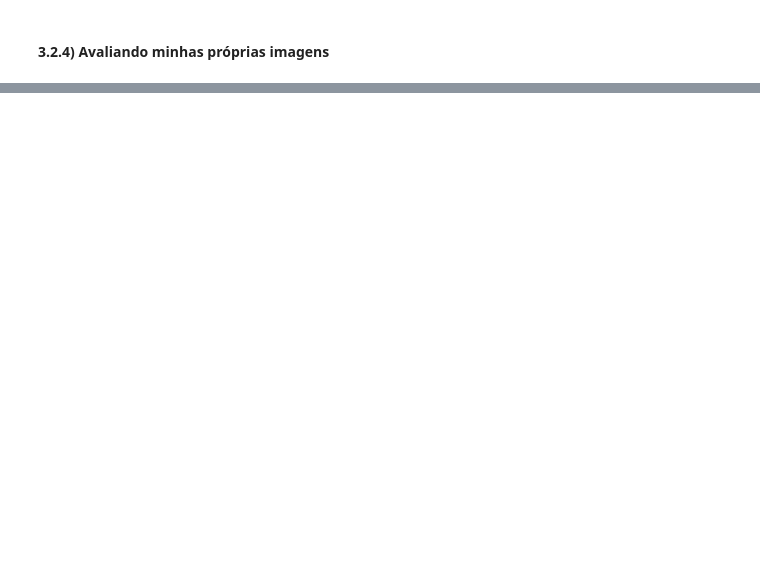
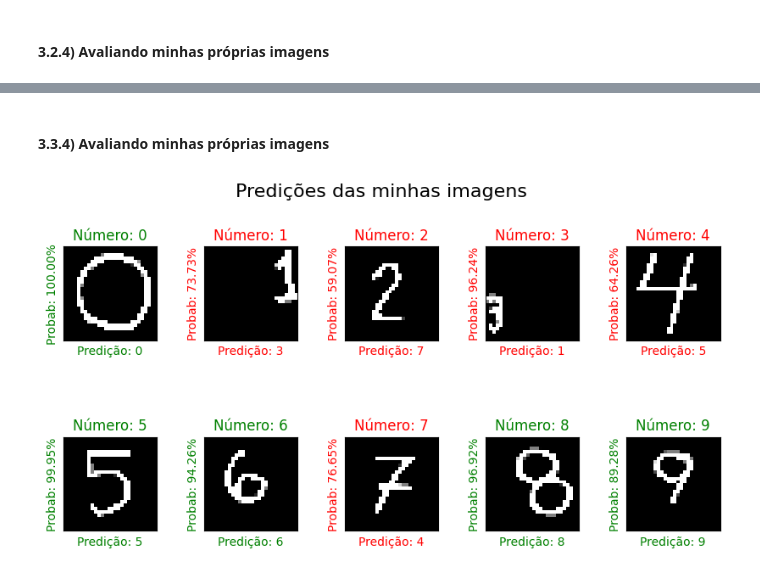
Before and after one commit to TulioInoue/datascience-study, a Jupyter notebook: cases/tensorflow/projects/mnist.ipynb, the cells around one changed output, grey strips where cells are left out. Drawn from its saved outputs; the diff is of its cells as text; code cells hidden in the pictures; blank space fills up the shorter version.

```diff
--- a/cases/tensorflow/projects/mnist.ipynb
+++ b/cases/tensorflow/projects/mnist.ipynb
@@ -354,0 +410,10 @@ plt.show()
+# %%
+history2 = model2.fit(
+    x = X_train,
+    y = y_train,
+    batch_size = 64,
+    epochs = 100,
+    shuffle = True,
+    validation_split = 0.2,
+    callbacks = [model_early_stopping]
+)
@@ -354,0 +466,51 @@ plt.show()
+# %% [markdown]
+#### 3.3.4) Avaliando minhas próprias imagens
+# %%
+fig, axs = plt.subplots(
+    ncols = 5, nrows = 2,
+    figsize = (10, 5),
+    gridspec_kw = {
+        "wspace": 0.5,
+        "hspace": 0.4
+    }
+)
+
+axs = axs.flatten()
+
+for i, archive in enumerate(Path("./my_images").iterdir()):
+
+    keras_img = tf.keras.utils.load_img(
+            path = archive,
+            color_mode = "grayscale",
+            target_size = (28, 28) # Definimos a escala em que o modelo foi treinado
+        )
+
+    img_numpy = tf.keras.utils.img_to_array(
+        img = keras_img
+    )
+
+    axs[i].imshow(
+        (img_numpy),
+        "gray"
+    )
+
+    prediction = model2.predict(
+        tf.expand_dims(
+            input = img_numpy,
+            axis = 0
+        ),
+        verbose = False
+    )
+
+    color = "green" if prediction.argmax() == i else "red"
+
+    axs[i].set_title(f"Número: {i}", color = color)
+    axs[i].set_ylabel(f"Probab: {prediction.max():.2%}", color = color)
+    axs[i].set_xlabel(f"Predição: {prediction.argmax()}", color = color)
+    axs[i].set_xticks([])
+    axs[i].set_yticks([])
+
+plt.suptitle("Predições das minhas imagens", fontsize = 16)
+plt.show()
+# %% [output]
+[figure, added]
```
Also changed, not shown: parts of 13 cells of this notebook.
